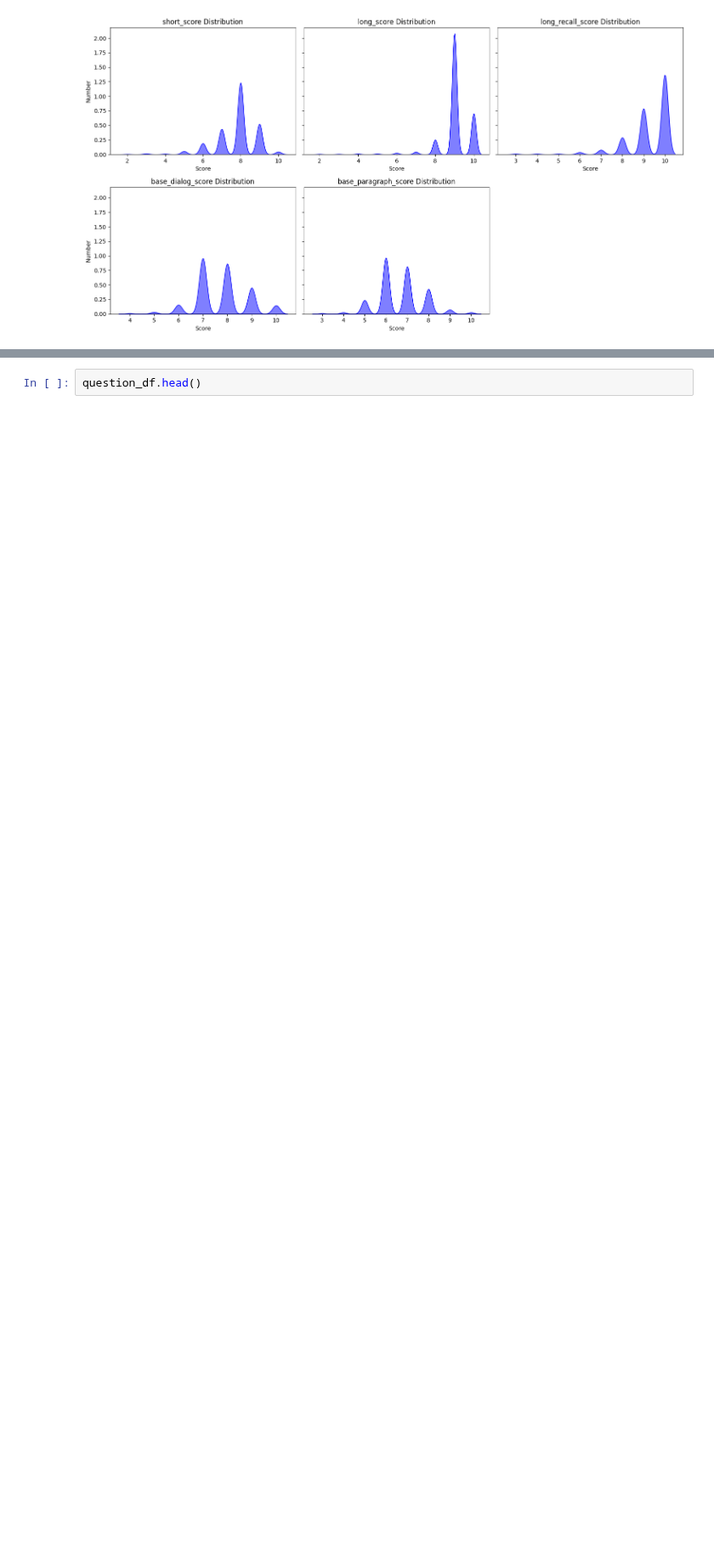
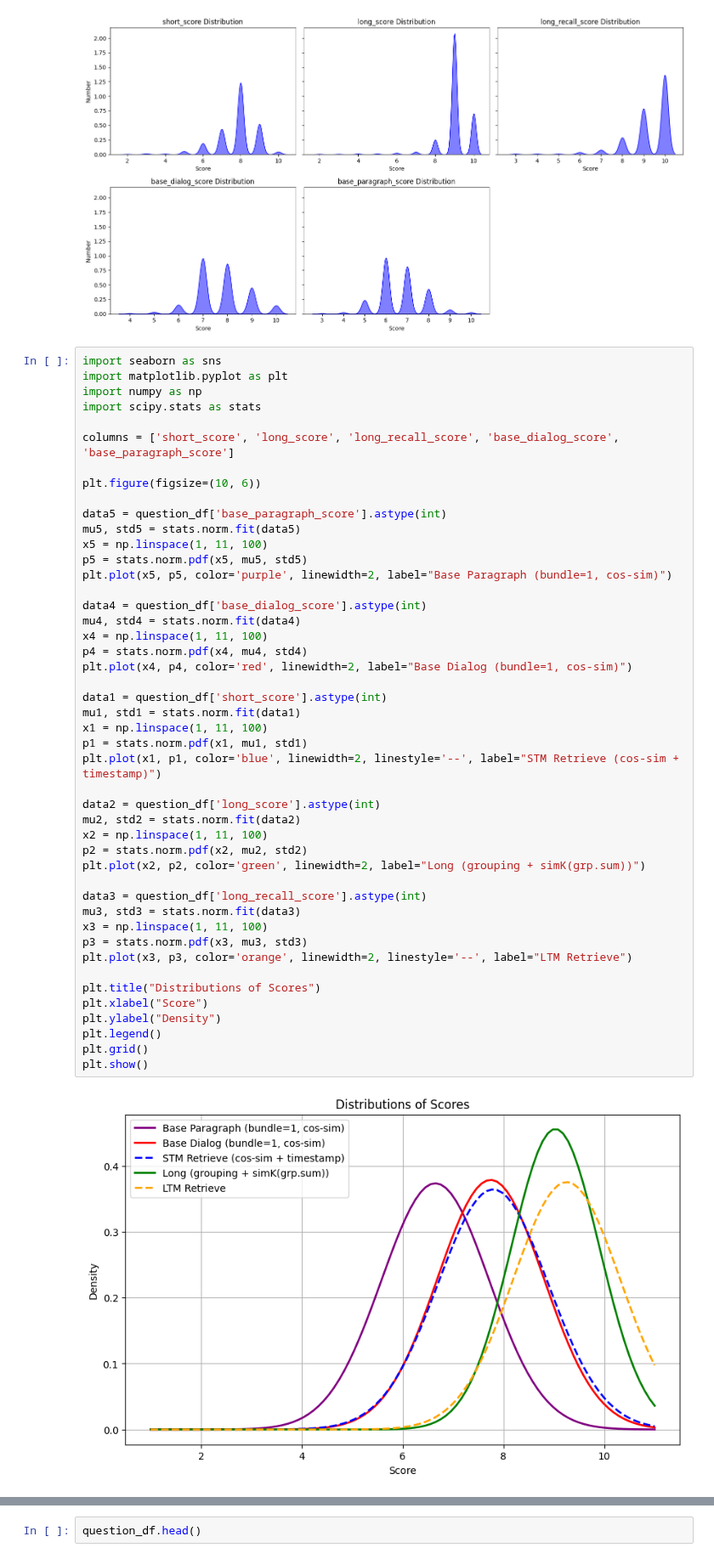
Before and after one commit to Intelligent-Systems-Lab/REMIND, a Jupyter notebook: eval/result.ipynb, the cells around one changed output, grey strips where cells are left out. Shown at 85% size. Saved outputs shown, nothing was run; the diff lists cells and outputs as text; blank space fills up the shorter version.

```diff
--- a/eval/result.ipynb
+++ b/eval/result.ipynb
@@ -107,6 +190,54 @@ plt.tight_layout()
 plt.show()
 # %% [output]
 [figure]
+# %%
+import seaborn as sns
+import matplotlib.pyplot as plt
+import numpy as np
+import scipy.stats as stats
+
+columns = ['short_score', 'long_score', 'long_recall_score', 'base_dialog_score', 'base_paragraph_score']
+
+plt.figure(figsize=(10, 6))
+
+data5 = question_df['base_paragraph_score'].astype(int)
+mu5, std5 = stats.norm.fit(data5)
+x5 = np.linspace(1, 11, 100)
+p5 = stats.norm.pdf(x5, mu5, std5)
+plt.plot(x5, p5, color='purple', linewidth=2, label="Base Paragraph (bundle=1, cos-sim)")
+
+data4 = question_df['base_dialog_score'].astype(int)
+mu4, std4 = stats.norm.fit(data4)
+x4 = np.linspace(1, 11, 100)
+p4 = stats.norm.pdf(x4, mu4, std4)
+plt.plot(x4, p4, color='red', linewidth=2, label="Base Dialog (bundle=1, cos-sim)")
+
+data1 = question_df['short_score'].astype(int)
+mu1, std1 = stats.norm.fit(data1)
+x1 = np.linspace(1, 11, 100)
+p1 = stats.norm.pdf(x1, mu1, std1)
+plt.plot(x1, p1, color='blue', linewidth=2, linestyle='--', label="STM Retrieve (cos-sim + timestamp)")
+
+data2 = question_df['long_score'].astype(int)
+mu2, std2 = stats.norm.fit(data2)
+x2 = np.linspace(1, 11, 100)
+p2 = stats.norm.pdf(x2, mu2, std2)
+plt.plot(x2, p2, color='green', linewidth=2, label="Long (grouping + simK(grp.sum))")
+
+data3 = question_df['long_recall_score'].astype(int)
+mu3, std3 = stats.norm.fit(data3)
+x3 = np.linspace(1, 11, 100)
+p3 = stats.norm.pdf(x3, mu3, std3)
+plt.plot(x3, p3, color='orange', linewidth=2, linestyle='--', label="LTM Retrieve")
+
+plt.title("Distributions of Scores")
+plt.xlabel("Score")
+plt.ylabel("Density")
+plt.legend()
+plt.grid()
+plt.show()
+# %% [output]
+[figure, added]
 # %%
 import seaborn as sns
 import matplotlib.pyplot as plt
```
Also changed, not shown: parts of 2 cells of this notebook, 5 other files.
